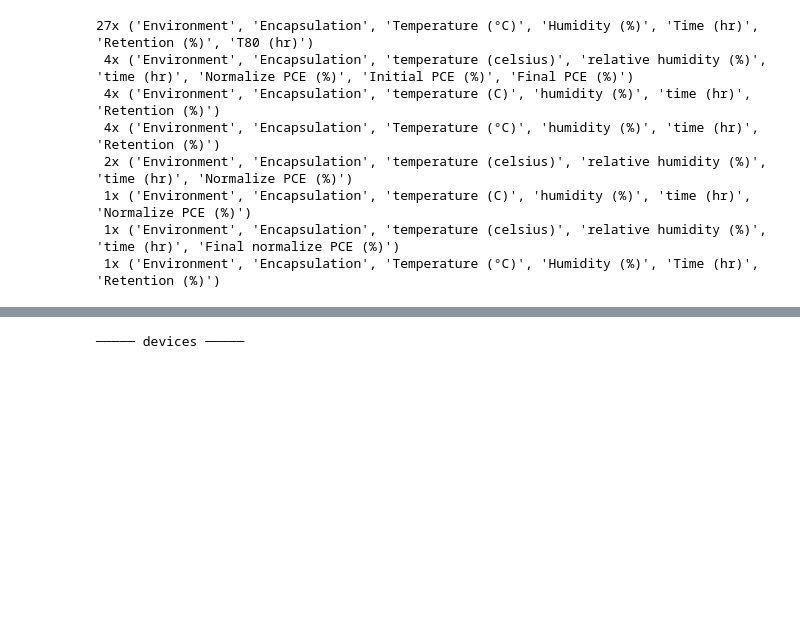
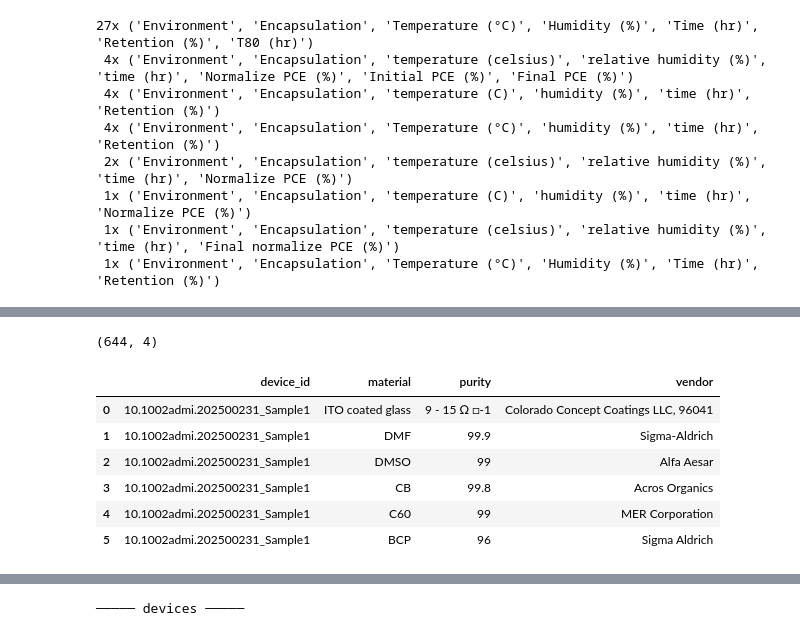
Before and after one commit to NiOx-based-Perovskite-Solar-Cell/Perovskite-Research, a Jupyter notebook: notebooks/explore_reschema.ipynb, the cells around one changed output, grey strips where cells are left out. Cells and saved outputs as stored; diff of their text form; code cells hidden in the pictures; blank space fills up the shorter version.

```diff
--- a/notebooks/explore_reschema.ipynb
+++ b/notebooks/explore_reschema.ipynb
@@ -132,6 +133,0 @@ for h, n in headers["Stability"].most_common():
-# %%
-sample_file = files[0]
-print("FILE:", os.path.basename(sample_file), "\n")
-for sh in ["Layer","Vender","Materials","Process","Properties","Stability"]:
-    print(f"───── {sh} ─────")
-    display(pd.read_excel(sample_file, sh))
@@ -266,0 +349,14 @@ stability    (62, 10)
+# %%
+vendors = cat(vendors).rename(columns={
+    "Material": "material", "%Purity": "purity", "Vender": "vendor"})
+print(vendors.shape)
+display(vendors.head(6))
+# %% [output]
+(644, 4)
+|  | device_id | material | purity | vendor |
+| 0 | 10.1002admi.202500231_Sample1 | ITO coated glass | 9 - 15 Ω □-1 | Colorado Concept Coatings LLC, 96041 |
+| 1 | 10.1002admi.202500231_Sample1 | DMF | 99.9 | Sigma-Aldrich |
+| 2 | 10.1002admi.202500231_Sample1 | DMSO | 99 | Alfa Aesar |
+| 3 | 10.1002admi.202500231_Sample1 | CB | 99.8 | Acros Organics |
+| 4 | 10.1002admi.202500231_Sample1 | C60 | 99 | MER Corporation |
+| 5 | 10.1002admi.202500231_Sample1 | BCP | 96 | Sigma Aldrich |
```
Also changed, not shown: parts of 26 cells of this notebook, 1 other file.
